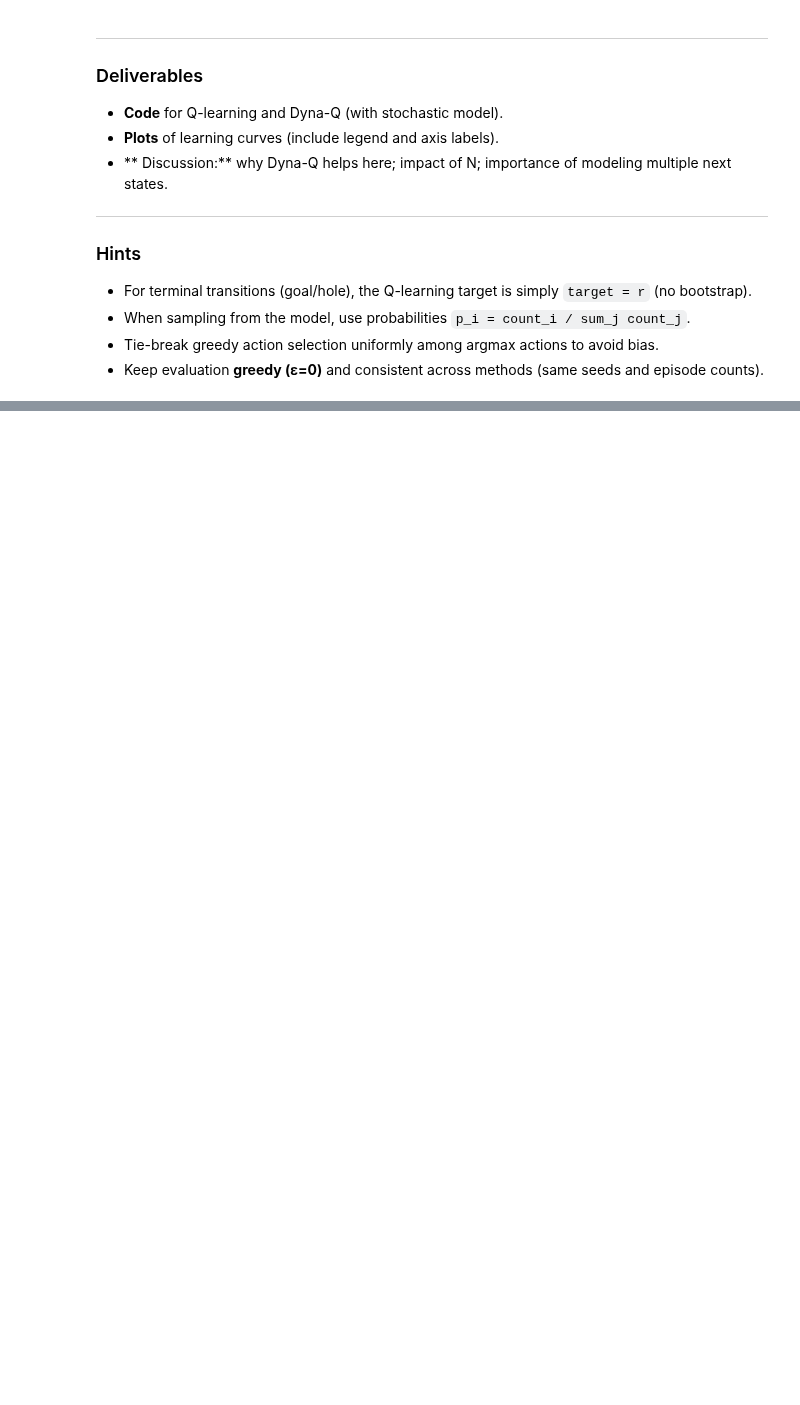
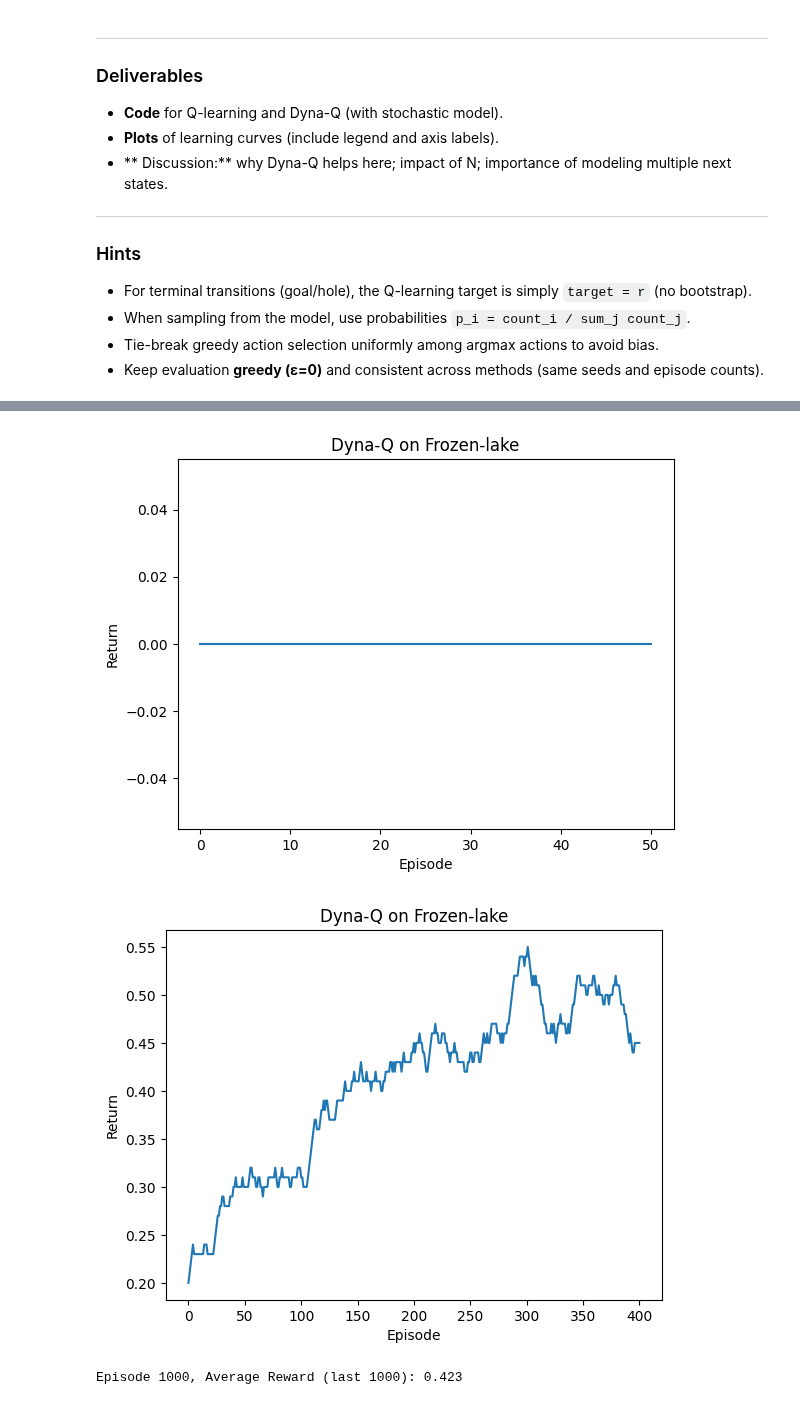
Before and after one commit to simkarwin/RL1, a Jupyter notebook: lab4_dyna.ipynb, the cells around one changed output, grey strips where cells are left out. Drawn from its saved outputs; the diff is of its cells as text; code cells hidden in the pictures; blank space fills up the shorter version.

```diff
--- a/lab4_dyna.ipynb
+++ b/lab4_dyna.ipynb
@@ -370,0 +553,19 @@ For Dyna-Q, your learned **transition model must handle multiple possible next s
+# %%
+
+def moving_average(x, w):
+    return np.convolve(x, np.ones(w), 'valid') / w
+
+for i in [50, 500, 1000]:
+    dyna_q, dyna_returns = dyna_statistic(n_episods=i)
+    # Plot learning curve
+    episode_returns_avg = moving_average(dyna_returns, 100)
+    plt.plot(episode_returns_avg)
+    plt.xlabel("Episode")
+    plt.ylabel("Return")
+    plt.title("Dyna-Q on Frozen-lake")
+    plt.show()
+    #print(episode_returns)
+# %% [output]
+[figure, added]
+[figure, added]
+Episode 1000, Average Reward (last 1000): 0.423
```
Also changed, not shown: parts of 7 cells of this notebook.
